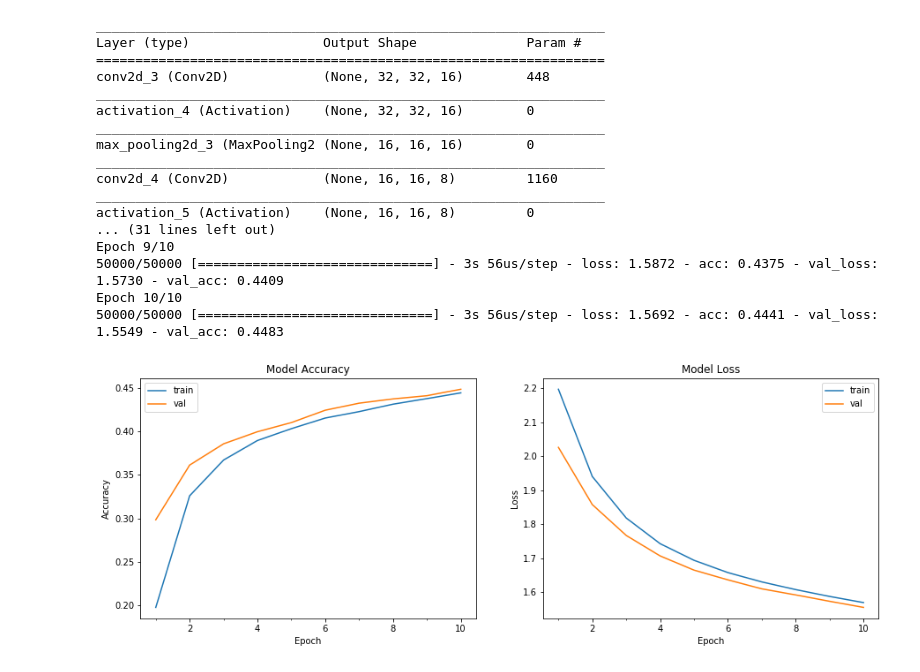
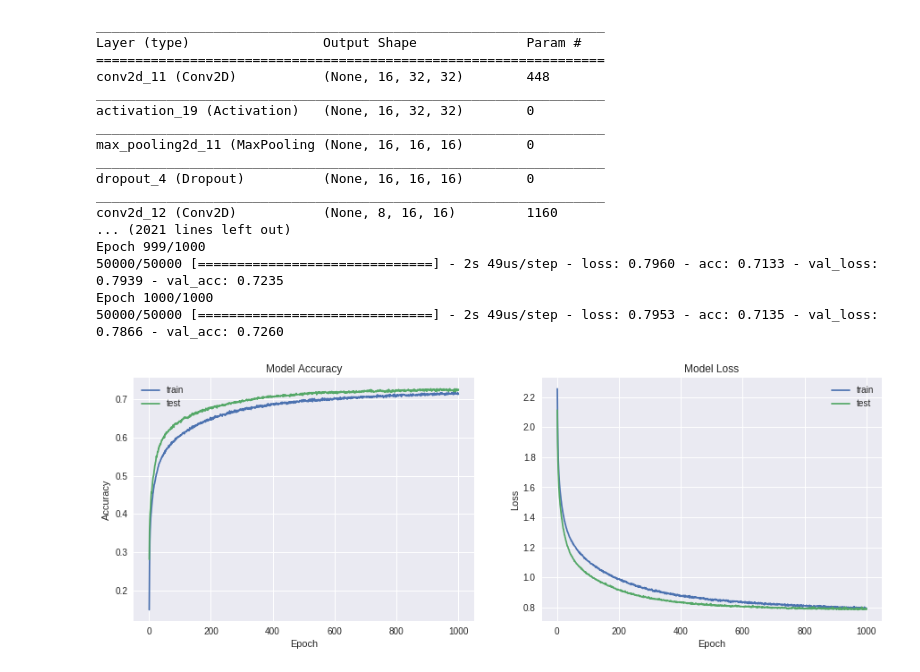
Before and after one commit to zhaoheng001/Generative-Network-Interpolation, a Jupyter notebook: Cifar10_CNN2.ipynb, the cells around one changed output. Cells and saved outputs as stored; diff of their text form; code cells hidden in the pictures.

```diff
--- a/Cifar10_CNN2.ipynb
+++ b/Cifar10_CNN2.ipynb
@@ -50,7 +50,7 @@ def plot_model_history(model_history):
     axs[0].set_ylabel('Accuracy')
     axs[0].set_xlabel('Epoch')
     axs[0].set_xticks(np.arange(1,len(model_history.history['acc'])+1),len(model_history.history['acc'])/10)
-    axs[0].legend(['train', 'val'], loc='best')
+    axs[0].legend(['train', 'test'], loc='best')
     # summarize history for loss
     axs[1].plot(range(1,len(model_history.history['loss'])+1),model_history.history['loss'])
     axs[1].plot(range(1,len(model_history.history['val_loss'])+1),model_history.history['val_loss'])
@@ -58,7 +58,7 @@ def plot_model_history(model_history):
     axs[1].set_ylabel('Loss')
     axs[1].set_xlabel('Epoch')
     axs[1].set_xticks(np.arange(1,len(model_history.history['loss'])+1),len(model_history.history['loss'])/10)
-    axs[1].legend(['train', 'val'], loc='best')
+    axs[1].legend(['train', 'test'], loc='best')
     plt.show()
 
 def accuracy(x_test, y_test, model):
@@ -87,18 +87,18 @@ model.add(Conv2D(16, (3, 3), padding='same',
 model.add(Activation('relu'))
 
 model.add(MaxPooling2D(pool_size=(2, 2)))
-#model.add(Dropout(0.25))
+model.add(Dropout(0.25))
 
 model.add(Conv2D(8, (3, 3), padding='same',
                                  input_shape=x_train.shape[1:]))
 model.add(Activation('relu'))
 
 model.add(MaxPooling2D(pool_size=(2, 2)))
-#model.add(Dropout(0.25))
+model.add(Dropout(0.25))
 model.add(Flatten())
-#model.add(Dense(200))
-#model.add(Activation('relu'))
-#model.add(Dropout(0.25))
+model.add(Dense(128))
+model.add(Activation('relu'))
+model.add(Dropout(0.25))
 model.add(Dense(num_classes))
 model.add(Activation('softmax'))
 model.summary ()
@@ -110,43 +110,43 @@ opt = keras.optimizers.Adam(lr=0.0001)
 #checkpoint = ModelCheckpoint('best_model_simple.h5',  # model filename
                              #monitor='val_loss', # quantity to monitor
                              #verbose=0, # verbosity - 0 or 1
                              #save_best_only= True, # The latest best model will not be overwritten
                              #mode='auto')
 
 # Let's train the model using RMSprop
 model.compile(loss='categorical_crossentropy',
                             optimizer=opt,
                             metrics=['accuracy'])
 
 start = time.time()
 from keras.utils import plot_model
 plot_model(model, to_file='model.png')
 
 print("train____________")
-model_details = model.fit(x_train,y_train,epochs=10,batch_size=128,validation_data = (x_test, y_test))
+model_details = model.fit(x_train,y_train,epochs=1000,batch_size=128,validation_data = (x_test, y_test))
 
 end = time.time()
 plot_model_history(model_details)
 print("test_____________")
 #loss_train,acc_train=model.evaluate(x_train,y_train)
 loss,acc=model.evaluate(x_test,y_test)
 # %% [output]
 _________________________________________________________________
 Layer (type)                 Output Shape              Param #
 =================================================================
-conv2d_3 (Conv2D)            (None, 32, 32, 16)        448
+conv2d_11 (Conv2D)           (None, 16, 32, 32)        448
 _________________________________________________________________
-activation_4 (Activation)    (None, 32, 32, 16)        0
+activation_19 (Activation)   (None, 16, 32, 32)        0
 _________________________________________________________________
-max_pooling2d_3 (MaxPooling2 (None, 16, 16, 16)        0
+max_pooling2d_11 (MaxPooling (None, 16, 16, 16)        0
 _________________________________________________________________
-conv2d_4 (Conv2D)            (None, 16, 16, 8)         1160
+dropout_4 (Dropout)          (None, 16, 16, 16)        0
 _________________________________________________________________
-activation_5 (Activation)    (None, 16, 16, 8)         0
-... (31 lines left out)
-Epoch 9/10
-50000/50000 [==============================] - 3s 56us/step - loss: 1.5872 - acc: 0.4375 - val_loss: 1.5730 - val_acc: 0.4409
-Epoch 10/10
-50000/50000 [==============================] - 3s 56us/step - loss: 1.5692 - acc: 0.4441 - val_loss: 1.5549 - val_acc: 0.4483
+conv2d_12 (Conv2D)           (None, 8, 16, 16)         1160
+... (2021 lines left out)
+Epoch 999/1000
+50000/50000 [==============================] - 2s 49us/step - loss: 0.7960 - acc: 0.7133 - val_loss: 0.7939 - val_acc: 0.7235
+Epoch 1000/1000
+50000/50000 [==============================] - 2s 49us/step - loss: 0.7953 - acc: 0.7135 - val_loss: 0.7866 - val_acc: 0.7260
-[figure, old version]
+[figure, new version]
 test_____________
```
Also changed, not shown: parts of 7 cells of this notebook.
